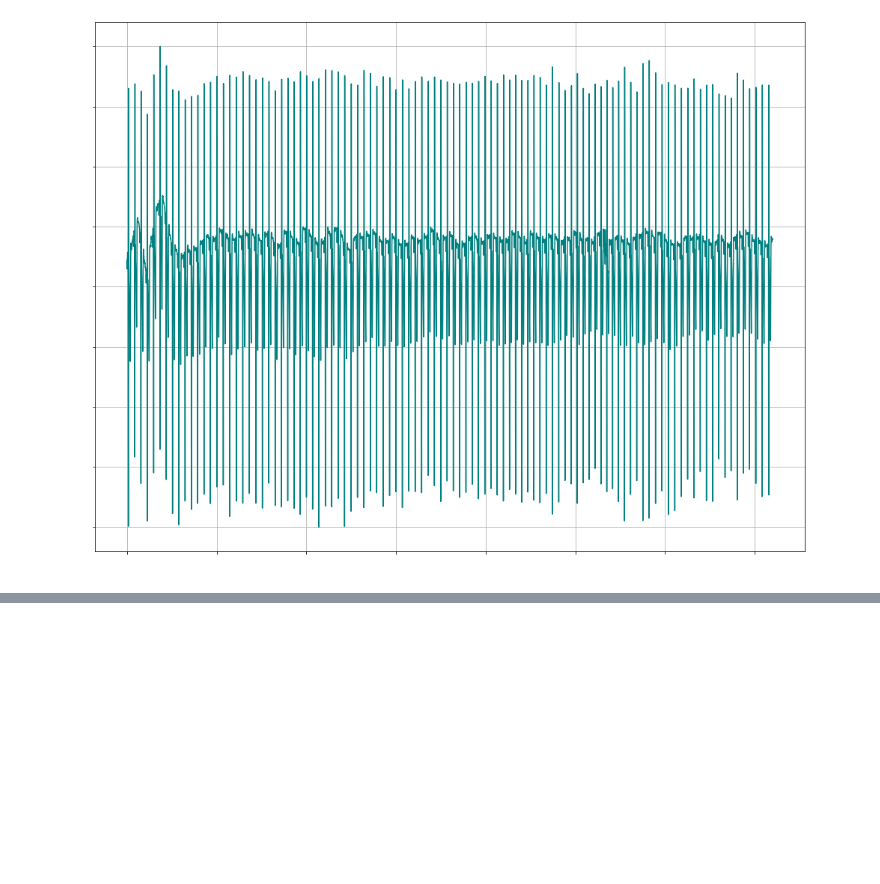
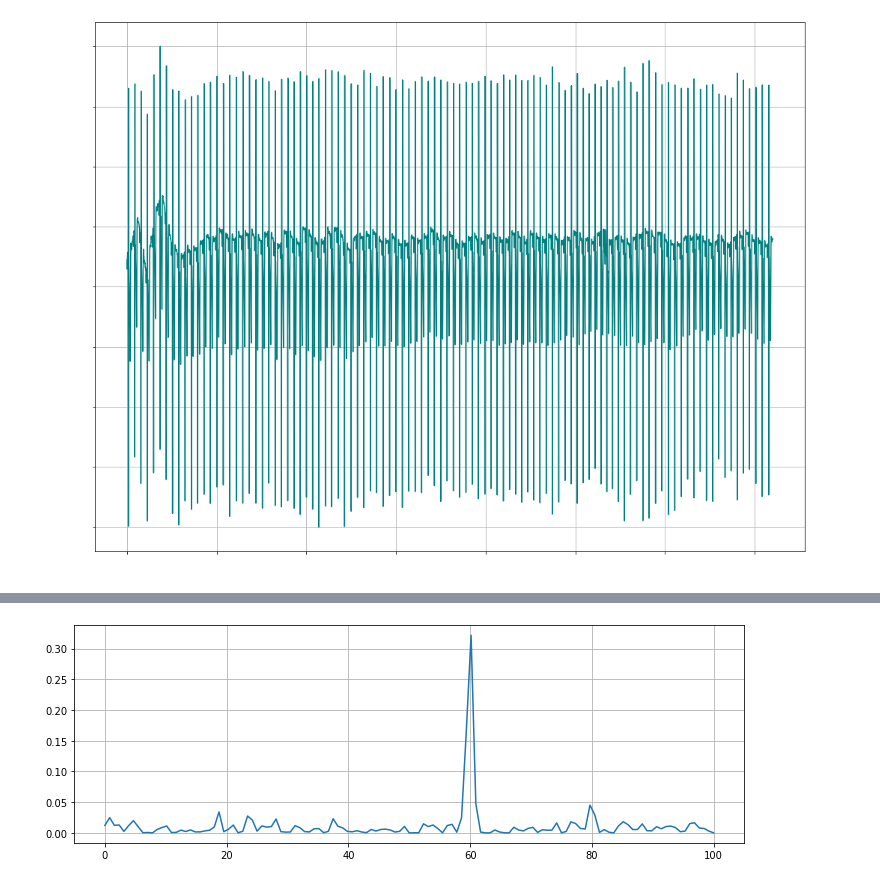
Before and after one commit to Qweryedu/MCIB-19-P-Edu, a Jupyter notebook: src/P3.ipynb, the cells around one changed output, grey strips where cells are left out. Drawn from its saved outputs; the diff is of its cells as text; code cells hidden in the pictures; blank space fills up the shorter version.

```diff
--- a/src/P3.ipynb
+++ b/src/P3.ipynb
@@ -103,0 +130,7 @@ histogram(escala1(EKG), nbins=np.sqrt(EKG.shape[0]))
+# %%
+f, Cxy = ch(EKG, EMG, 200)
+plt.figure( figsize=(12,4) )
+plt.plot( f, Cxy )
+plt.grid()
+# %% [output]
+[figure, added]
```
Also changed, not shown: parts of 18 cells of this notebook, 1 other file.
